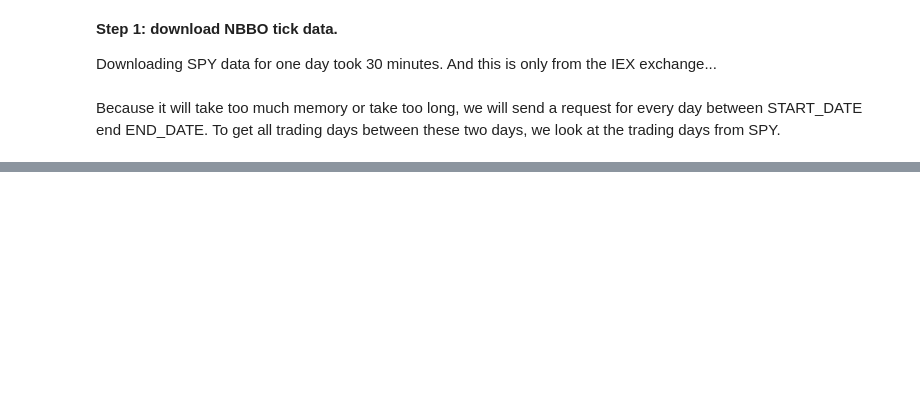
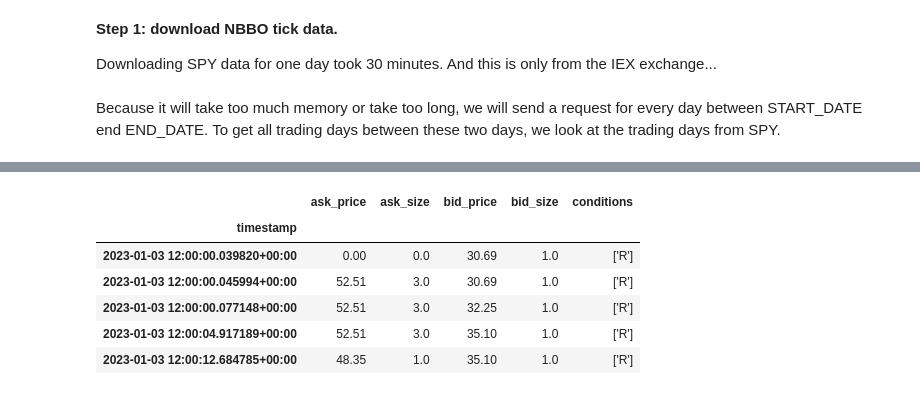
Before and after one commit to shinathan/QSExtended, a Jupyter notebook: data_import_alpaca_tick.ipynb, the cells around one changed output, grey strips where cells are left out. Saved outputs shown, nothing was run; the diff lists cells and outputs as text; code cells hidden in the pictures; blank space fills up the shorter version.

```diff
--- a/data_import_alpaca_tick.ipynb
+++ b/data_import_alpaca_tick.ipynb
@@ -100 +94,25 @@ KeyboardInterrupt:
+# %%
+example = pd.read_csv(
+                f"../data/alpaca/raw/tick/DEM/2023-01-03.csv",
+                usecols=[
+                    "timestamp",
+                    "bid_size",
+                    "bid_price",
+                    "ask_price",
+                    "ask_size",
+                    "conditions",
+                ],
+                index_col="timestamp",
+                parse_dates=True,
+                nrows=5
+            )
+example
+# %% [output]
+|  | ask_price | ask_size | bid_price | bid_size | conditions |
+| timestamp |  |  |  |  |  |
+| 2023-01-03 12:00:00.039820+00:00 | 0.00 | 0.0 | 30.69 | 1.0 | ['R'] |
+| 2023-01-03 12:00:00.045994+00:00 | 52.51 | 3.0 | 30.69 | 1.0 | ['R'] |
+| 2023-01-03 12:00:00.077148+00:00 | 52.51 | 3.0 | 32.25 | 1.0 | ['R'] |
+| 2023-01-03 12:00:04.917189+00:00 | 52.51 | 3.0 | 35.10 | 1.0 | ['R'] |
+| 2023-01-03 12:00:12.684785+00:00 | 48.35 | 1.0 | 35.10 | 1.0 | ['R'] |
 # %% [markdown]
```
Also changed, not shown: parts of 17 cells of this notebook, 2 other files.
